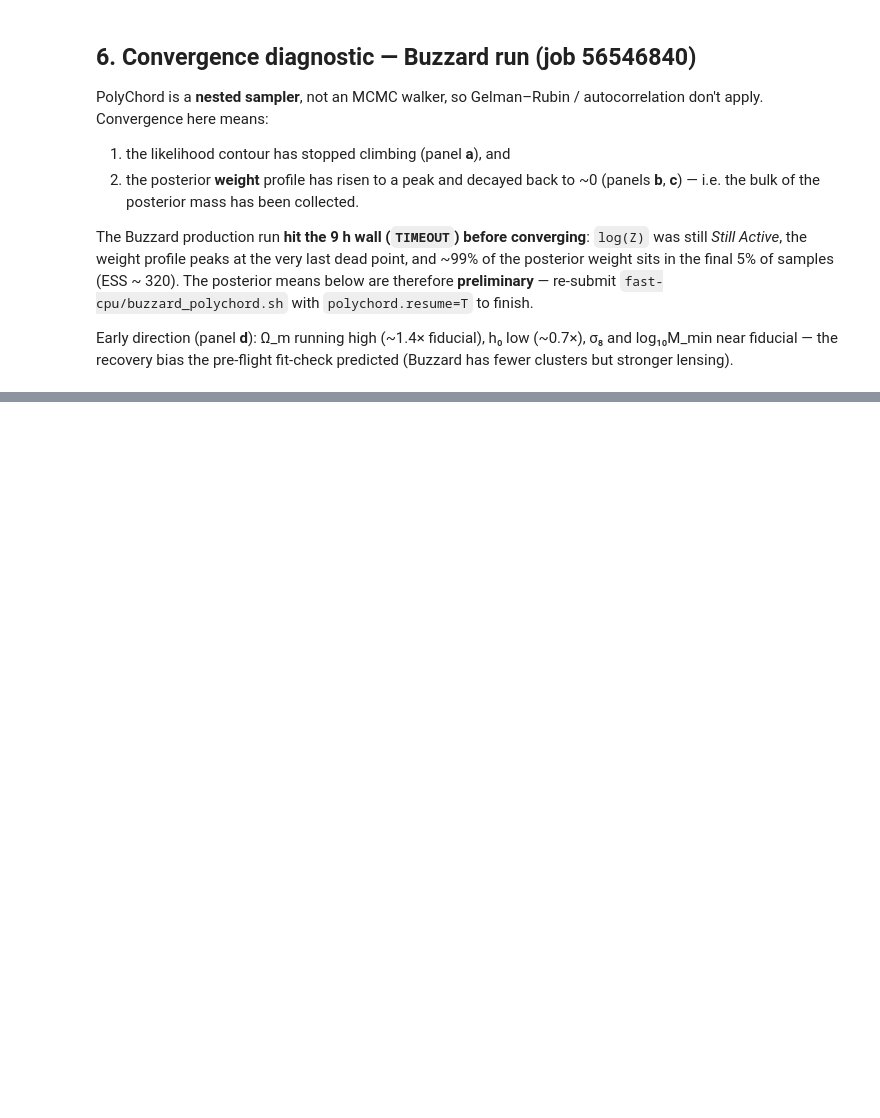
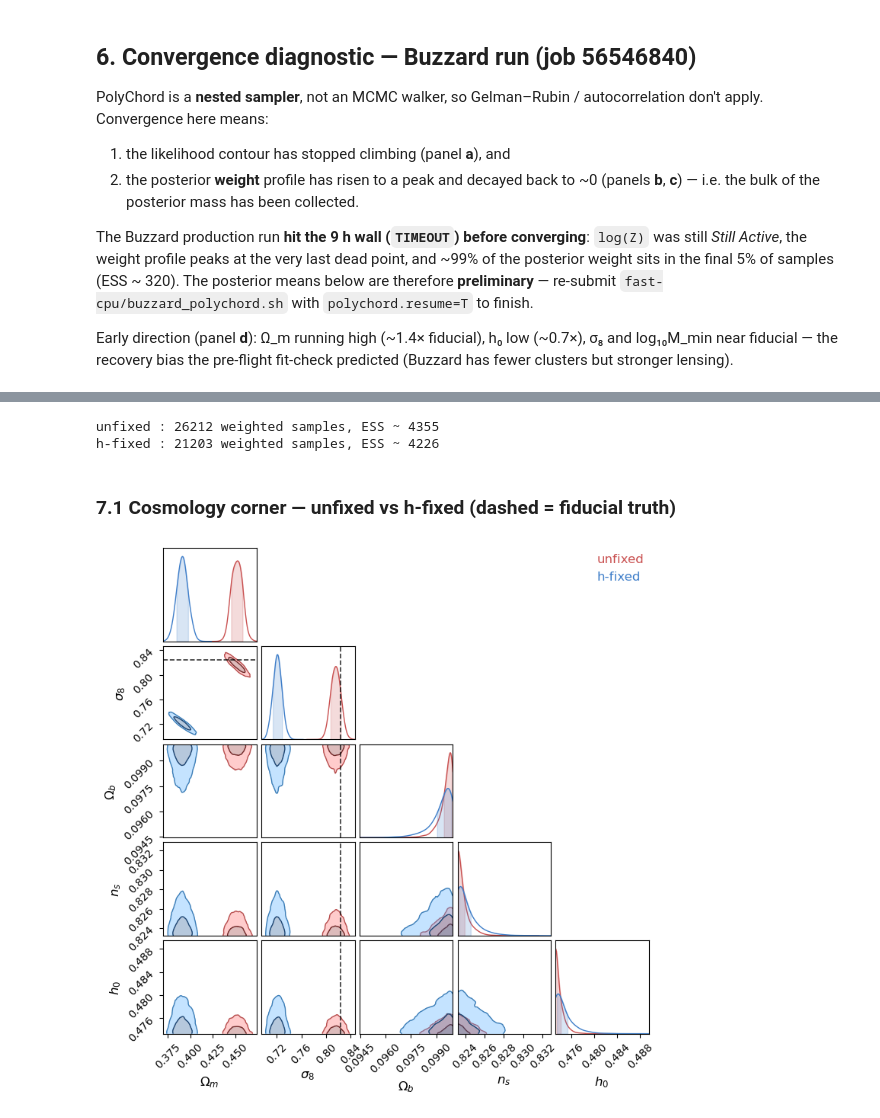
Before and after one commit to estevesjh/des-cluster-nersc, a Jupyter notebook: chains/Plot_Polychord_widePlanck_Chains.ipynb, the cells around one changed output, grey strips where cells are left out. Cells and saved outputs as stored; diff of their text form; code cells hidden in the pictures; blank space fills up the shorter version.

```diff
--- a/chains/Plot_Polychord_widePlanck_Chains.ipynb
+++ b/chains/Plot_Polychord_widePlanck_Chains.ipynb
@@ -326,0 +344,27 @@ plt.show()
+# %%
+# Load the two Buzzard chains (same weighted load_chain as the closure runs)
+CH = '/pscratch/sd/j/jesteves/cluster_lib/chains/mock_mcmc'
+buzz = {'unfixed': load_chain(f'{CH}/buzzard/chain.txt'),
+        'h-fixed': load_chain(f'{CH}/buzzard_hfix/chain.txt')}
+bcolors = ['#c94f4f', '#3d7dc9']
+for name, df in buzz.items():
+    df['log10_m1'] = df['log10_mmin'] + df['log10_ratio']
+    ess = df['weight'].sum()**2 / (df['weight']**2).sum()
+    print(f'{name:8s}: {len(df)} weighted samples, ESS ~ {ess:.0f}')
+# %% [output]
+unfixed : 26212 weighted samples, ESS ~ 4355
+h-fixed : 21203 weighted samples, ESS ~ 4226
+# %% [markdown]
+### 7.1 Cosmology corner — unfixed vs h-fixed (dashed = fiducial truth)
+# %%
+c_bz = ChainConsumer()
+for name, df in buzz.items():
+    c_bz.add_chain(df[cosmo_cols].values, parameters=cosmo_labels,
+                   weights=df['weight'].values, name=name)
+c_bz.configure(plot_hists=True, kde=1.5, colors=bcolors, summary=True,
+               linewidths=1.0, shade_alpha=0.35)
+c_bz.configure_truth(color='k', ls='--', lw=1.2, alpha=0.8)
+fig = c_bz.plotter.plot(figsize=1.0, truth=[fid[c] for c in cosmo_cols],
+                        filename='./polychord_buzzard_cosmo.png')
+# %% [output]
+[figure, added]
```
Also changed, not shown: parts of 9 cells of this notebook, 11 other files.
